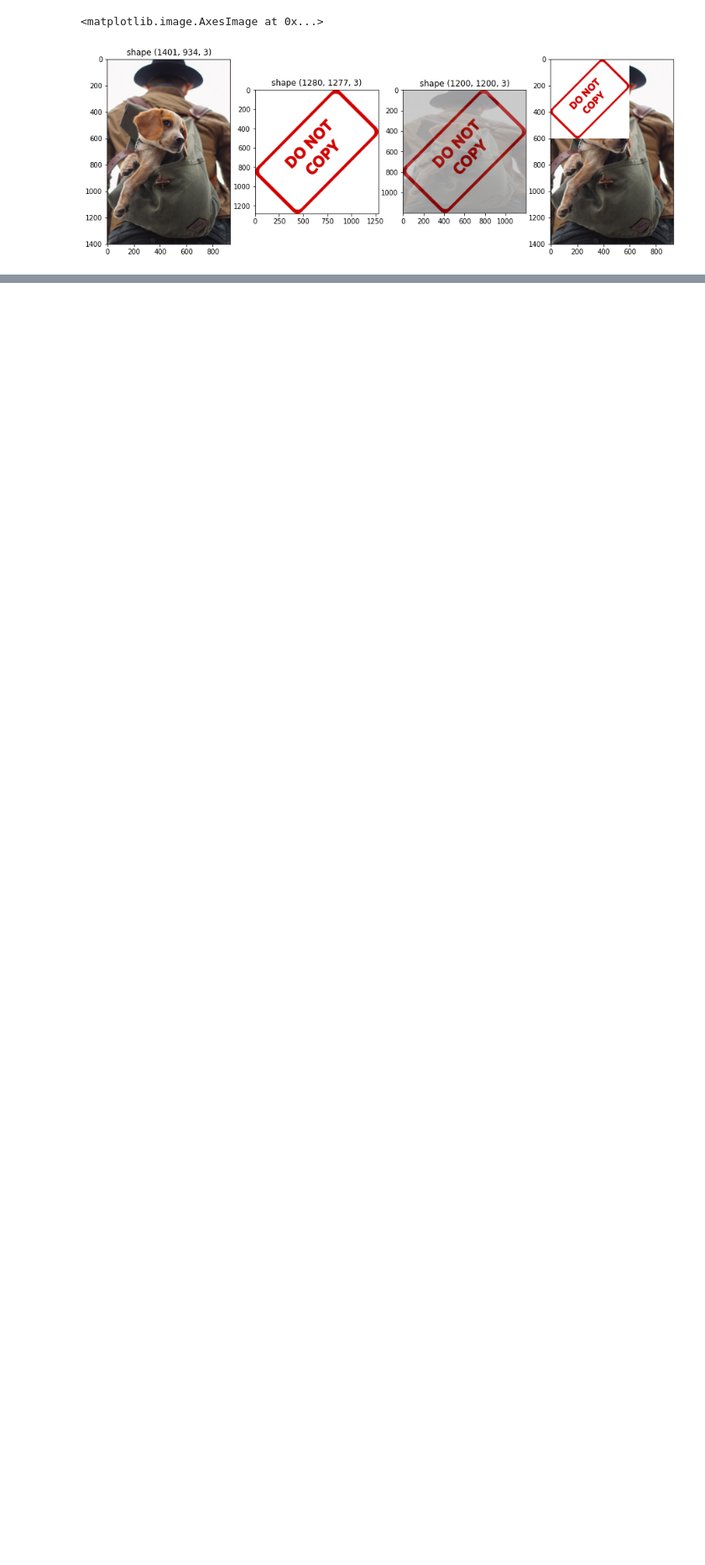
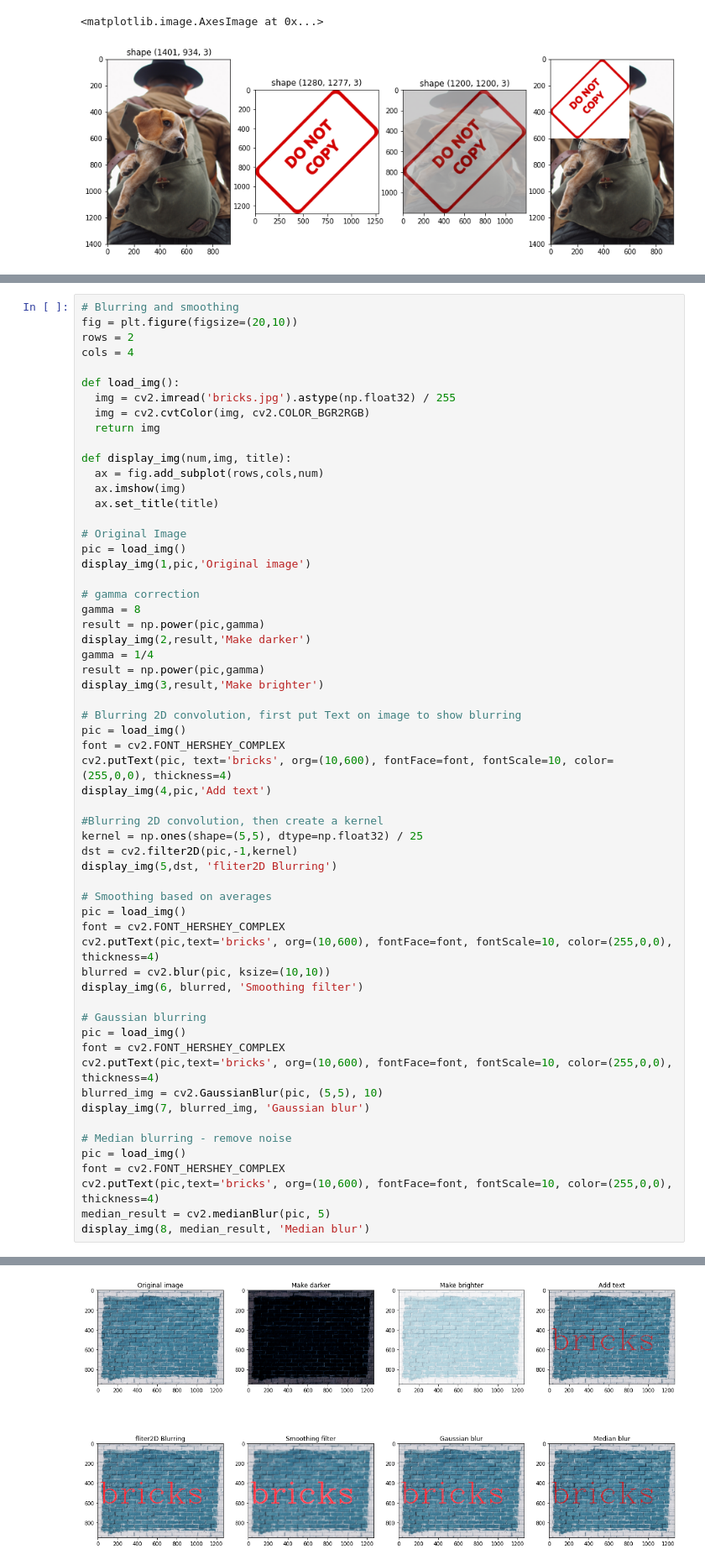
Before and after one commit to faranak5171/Computer-Vision-Projects, a Jupyter notebook: basic/Image_Processing_Methods.ipynb, the cells around one changed output, grey strips where cells are left out. Shown at 84% size. Saved outputs shown, nothing was run; the diff lists cells and outputs as text; blank space fills up the shorter version.

Commit message:
Blurring and smoothing

```diff
--- a/basic/Image_Processing_Methods.ipynb
+++ b/basic/Image_Processing_Methods.ipynb
@@ -241,3 +241,63 @@ blended = cv2.addWeighted(src1=th1, alpha=0.6, src2=th2, beta=0.4, gamma=0)
 show_pic(8, blended,'Blended Thresholds')
 # %% [output]
 [figure]
+# %%
+# Blurring and smoothing
+fig = plt.figure(figsize=(20,10))
+rows = 2
+cols = 4
+
+def load_img():
+  img = cv2.imread('bricks.jpg').astype(np.float32) / 255
+  img = cv2.cvtColor(img, cv2.COLOR_BGR2RGB)
+  return img
+
+def display_img(num,img, title):
+  ax = fig.add_subplot(rows,cols,num)
+  ax.imshow(img)
+  ax.set_title(title)
+
+# Original Image
+pic = load_img()
+display_img(1,pic,'Original image')
+
+# gamma correction
+gamma = 8
+result = np.power(pic,gamma)
+display_img(2,result,'Make darker')
+gamma = 1/4
+result = np.power(pic,gamma)
+display_img(3,result,'Make brighter')
+
+# Blurring 2D convolution, first put Text on image to show blurring
+pic = load_img()
+font = cv2.FONT_HERSHEY_COMPLEX
+cv2.putText(pic, text='bricks', org=(10,600), fontFace=font, fontScale=10, color=(255,0,0), thickness=4)
+display_img(4,pic,'Add text')
+
+#Blurring 2D convolution, then create a kernel
+kernel = np.ones(shape=(5,5), dtype=np.float32) / 25
+dst = cv2.filter2D(pic,-1,kernel)
+display_img(5,dst, 'fliter2D Blurring')
+
+# Smoothing based on averages
+pic = load_img()
+font = cv2.FONT_HERSHEY_COMPLEX
+cv2.putText(pic,text='bricks', org=(10,600), fontFace=font, fontScale=10, color=(255,0,0), thickness=4)
+blurred = cv2.blur(pic, ksize=(10,10))
+display_img(6, blurred, 'Smoothing filter')
+
+# Gaussian blurring
+pic = load_img()
+font = cv2.FONT_HERSHEY_COMPLEX
+cv2.putText(pic,text='bricks', org=(10,600), fontFace=font, fontScale=10, color=(255,0,0), thickness=4)
+blurred_img = cv2.GaussianBlur(pic, (5,5), 10)
+display_img(7, blurred_img, 'Gaussian blur')
+
+# Median blurring - remove noise
+pic = load_img()
+font = cv2.FONT_HERSHEY_COMPLEX
+cv2.putText(pic,text='bricks', org=(10,600), fontFace=font, fontScale=10, color=(255,0,0), thickness=4)
+median_result = cv2.medianBlur(pic, 5)
+display_img(8, median_result, 'Median blur')
+# %% [output]
@@ -243,0 +309 @@ show_pic(8, blended,'Blended Thresholds')
+[figure, added]
```
Also changed, not shown: parts of 1 cell of this notebook.
